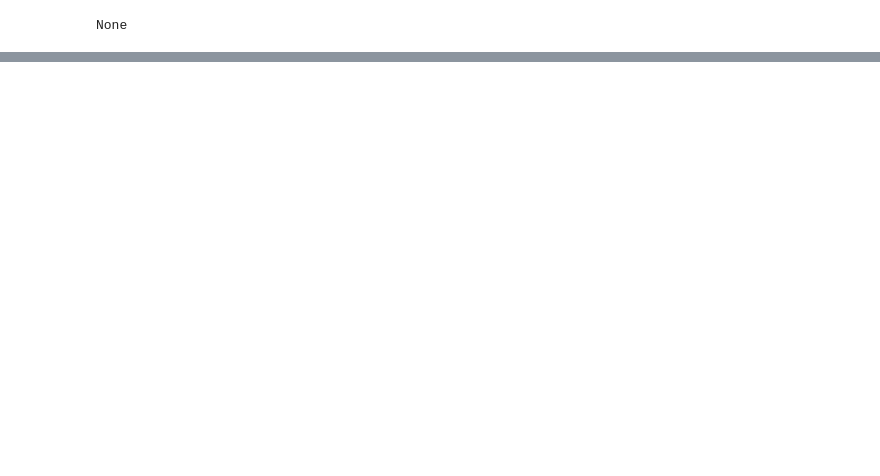
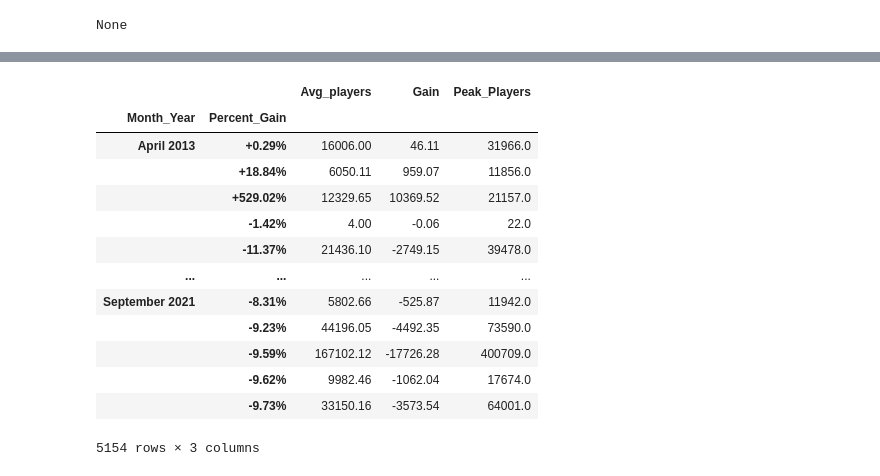
Before and after one commit to Ambush3/Steam-Gamer-Data, a Jupyter notebook: Steam Data.ipynb, the cells around one changed output, grey strips where cells are left out. Cells and saved outputs as stored; diff of their text form; code cells hidden in the pictures; blank space fills up the shorter version.

```diff
--- a/Steam Data.ipynb
+++ b/Steam Data.ipynb
@@ -122,0 +153,18 @@ sd2
+# %%
+table = pd.pivot_table(data=data_clean, index=['Month_Year', 'Percent_Gain'])
+table
+# %% [output]
+|  |  | Avg_players | Gain | Peak_Players |
+| Month_Year | Percent_Gain |  |  |  |
+| April 2013 | +0.29% | 16006.00 | 46.11 | 31966.0 |
+|  | +18.84% | 6050.11 | 959.07 | 11856.0 |
+|  | +529.02% | 12329.65 | 10369.52 | 21157.0 |
+|  | -1.42% | 4.00 | -0.06 | 22.0 |
+|  | -11.37% | 21436.10 | -2749.15 | 39478.0 |
+| ... | ... | ... | ... | ... |
+| September 2021 | -8.31% | 5802.66 | -525.87 | 11942.0 |
+|  | -9.23% | 44196.05 | -4492.35 | 73590.0 |
+|  | -9.59% | 167102.12 | -17726.28 | 400709.0 |
+|  | -9.62% | 9982.46 | -1062.04 | 17674.0 |
+|  | -9.73% | 33150.16 | -3573.54 | 64001.0 |
+5154 rows × 3 columns
```
Also changed, not shown: parts of 19 cells of this notebook, 2 other files.
